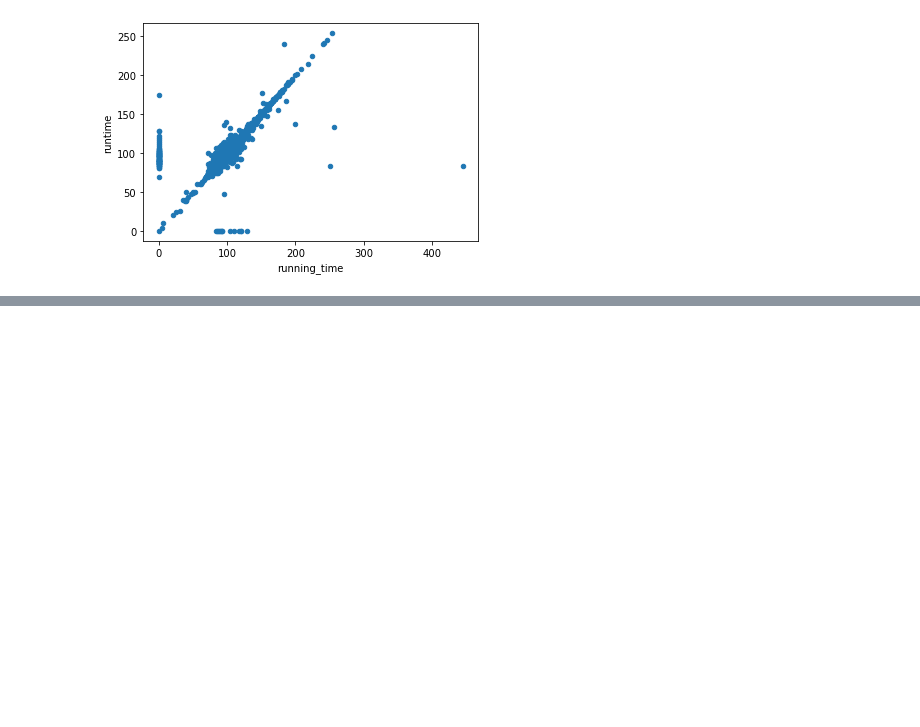
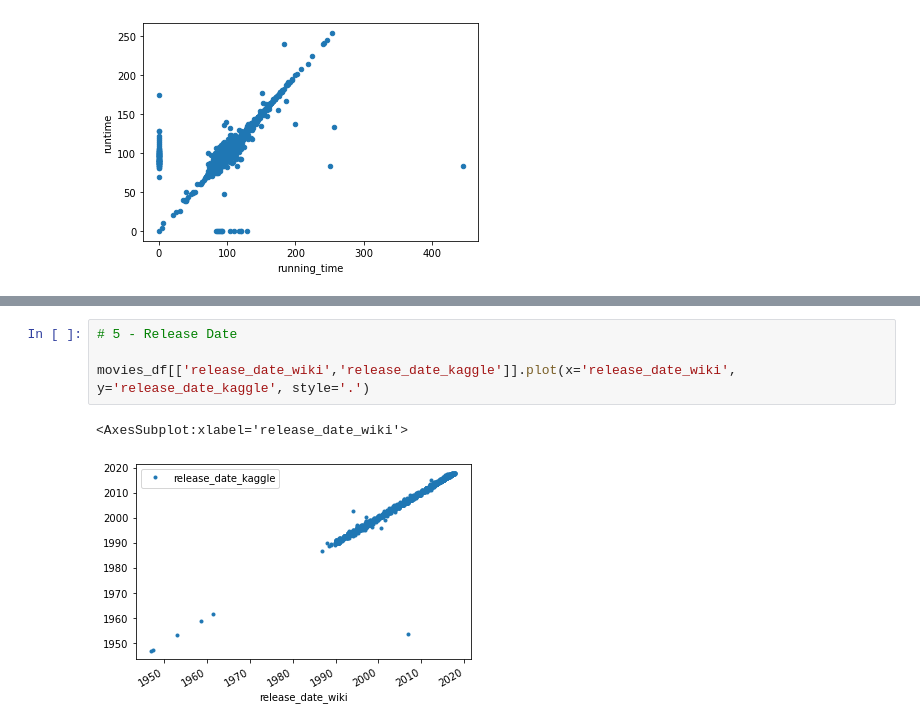
Before and after one commit to ugommajokolie/Movies-ETL, a Jupyter notebook: wiki_movies.ipynb, the cells around one changed output, grey strips where cells are left out. Saved outputs shown, nothing was run; the diff lists cells and outputs as text; blank space fills up the shorter version.

```diff
--- a/wiki_movies.ipynb
+++ b/wiki_movies.ipynb
@@ -960,0 +970,7 @@ movies_df.fillna(0).plot(x='box_office', y='revenue', kind='scatter')
+# %%
+# 5 - Release Date
+
+movies_df[['release_date_wiki','release_date_kaggle']].plot(x='release_date_wiki', y='release_date_kaggle', style='.')
+# %% [output]
+<AxesSubplot:xlabel='release_date_wiki'>
+[figure, added]
```
Also changed, not shown: parts of 17 cells of this notebook.
